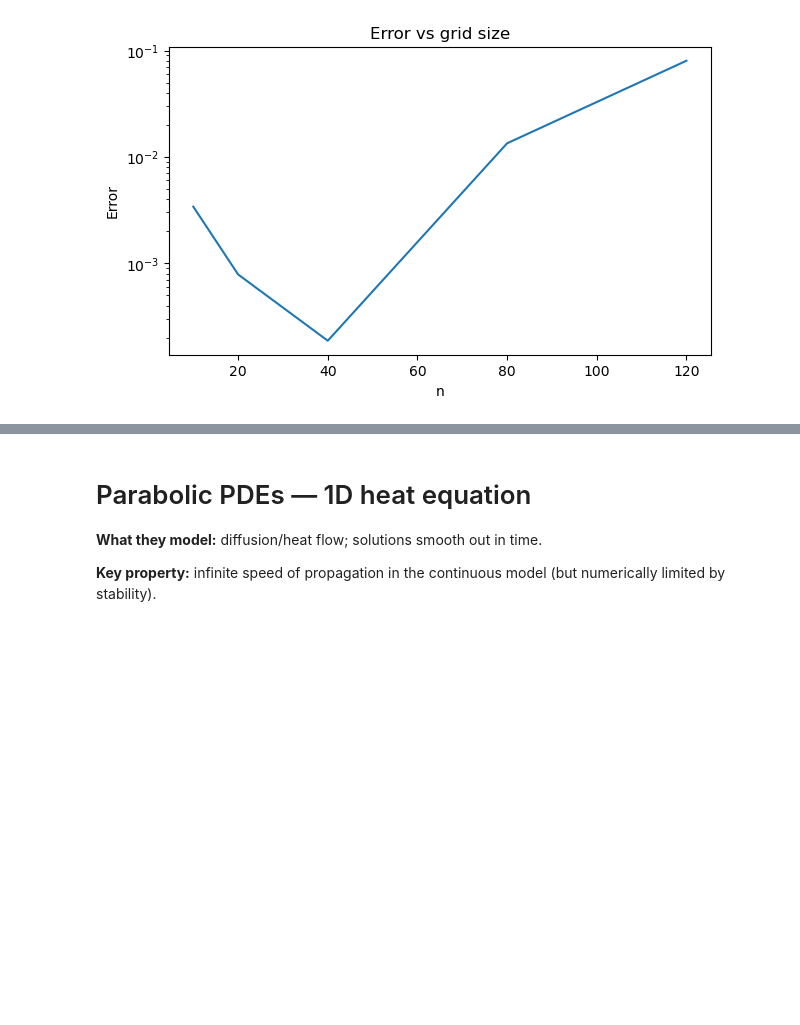
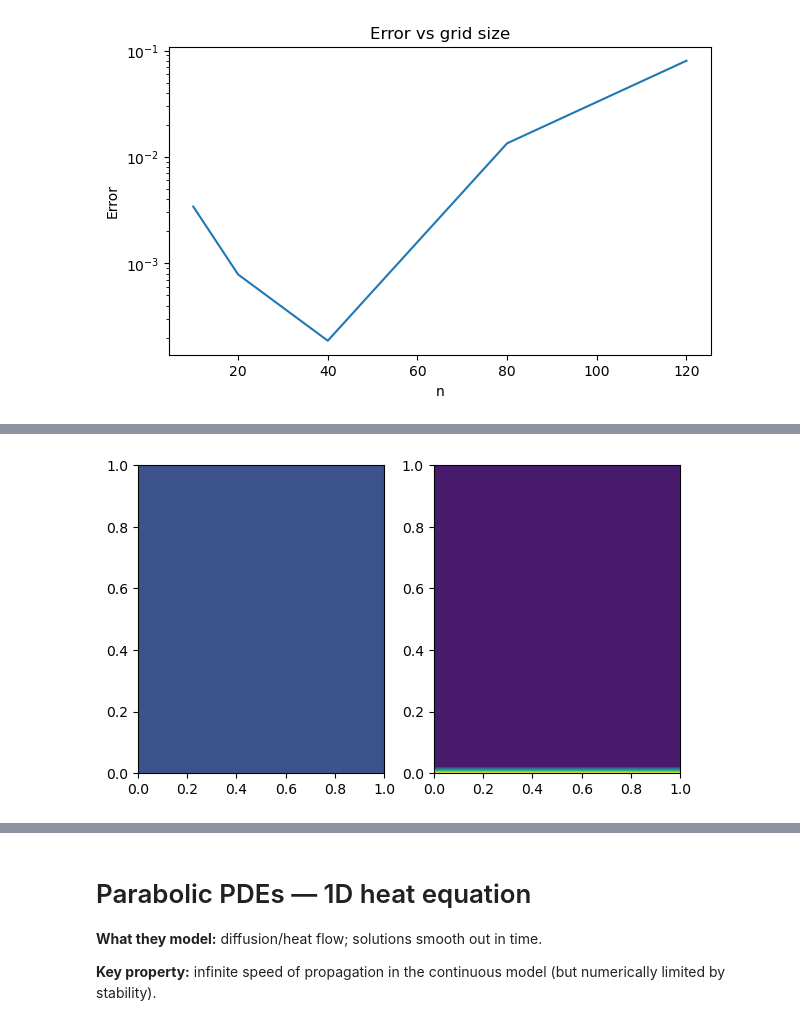
Before and after one commit to AlejandroRG03/computacion_master, a Jupyter notebook: USC-FCA-main/PDEs_notebook.ipynb, the cells around one changed output, grey strips where cells are left out. Saved outputs shown, nothing was run; the diff lists cells and outputs as text; code cells hidden in the pictures; blank space fills up the shorter version.

```diff
--- a/USC-FCA-main/PDEs_notebook.ipynb
+++ b/USC-FCA-main/PDEs_notebook.ipynb
@@ -370,3 +370,88 @@ plt.show()
 <table><tr><td align="center">
   <img src="./img/pdes_fig2.png" alt="fig1" width="200">
 </td></tr></table>
+# %%
+import numpy as np
+import matplotlib.pyplot as plt
+
+
+def jacobi_step(V, bc_mask, bc_vals):
+    "Compute a single Jacobi step"
+    Vn = V.copy()
+    Vn[1:-1,1:-1] = 0.25*(V[1:-1,2:]+V[1:-1,:-2]+V[2:,1:-1]+V[:-2,1:-1])
+    V[bc_mask] = bc_vals[bc_mask]
+    return Vn
+
+
+def gauss_seidel_step_rb(V, bc_mask, bc_vals):
+    "Compute a single Gauss-Seidel step avoiding loops"
+    # red update: (i+j) even
+    V[1:-1:2,1:-1:2] = 0.25*(
+        V[:-2:2,1:-1:2] + V[2::2,1:-1:2] +
+        V[1:-1:2,:-2:2] + V[1:-1:2,2::2]
+    )
+    V[2:-1:2,2:-1:2] = 0.25*(
+        V[1:-2:2,2:-1:2] + V[3::2,2:-1:2] +
+        V[2:-1:2,1:-2:2] + V[2:-1:2,3::2]
+    )
+
+    # black update: (i+j) odd
+    V[2:-1:2,1:-1:2] = 0.25*(
+        V[1:-2:2,1:-1:2] + V[3::2,1:-1:2] +
+        V[2:-1:2,:-2:2] + V[2:-1:2,2::2]
+    )
+    V[1:-1:2,2:-1:2] = 0.25*(
+        V[:-2:2,2:-1:2] + V[2::2,2:-1:2] +
+        V[1:-1:2,1:-2:2] + V[1:-1:2,3::2]
+    )
+
+    V[bc_mask] = bc_vals[bc_mask]
+    return V
+
+n = 40
+bc_mask = np.zeros([n,n], dtype=bool)
+bc_mask[0,:] = True
+bc_vals = np.zeros([n,n])
+bc_vals[bc_mask] = 100
+tol = 1e-5
+
+V0_jacobi = np.zeros([n,n]) # Create an n x n grid
+
+
+V_jacobi = jacobi_step(V0_jacobi, bc_mask, bc_vals)
+
+jacobi_iterations = 0
+max_jacobi_diff = np.max(np.abs(V_jacobi-V0_jacobi))
+while max_jacobi_diff < tol: #
+
+    V0_jacobi = V_jacobi
+    V_jacobi = jacobi_step(V0_jacobi, bc_mask, bc_vals)
+    max_jacobi_diff = np.max(np.abs(V_jacobi-V0_jacobi))
+    jacobi_iterations += 1
+
+V0_gs = np.zeros([n,n])
+V_gs = gauss_seidel_step_rb(V0_gs, bc_mask, bc_vals)
+
+
+gauss_seidel_interations = 0
+max_gs_diff = np.max(np.abs(V_gs - V0_gs))
+while max_gs_diff > tol:
+    V0_gs = V_gs.copy()
+    V_gs = gauss_seidel_step_rb(V_gs, bc_mask, bc_vals)
+    max_gs_diff = np.max(np.abs(V_gs - V0_gs))
+    gauss_seidel_interations += 1
+
+print(f'Jacobi method converged with a tolerance = {tol:.2g} after {jacobi_iterations} iterations')
+print()
+print(f'Gauss-Seidel method converged with a tolerance = {tol:.2g} after {gauss_seidel_interations} iterations')
+
+fig = plt.figure()
+
+ax1 = fig.add_subplot(1,2,1); ax2 = fig.add_subplot(1,2,2)
+
+x = y = np.linspace(0,1,n)
+X, Y = np.meshgrid(x,y)
+
+ax1.contourf(X,Y,V_jacobi)
+ax2.contourf(X,Y,V_gs)
+# %% [output]
@@ -373,3 +462,4 @@ plt.show()
+[figure, added]
 # %% [markdown]
 **Exercise 2.** Same square, but two thin conducting wires inside are held at +100 V and -100 V. Borders grounded. Use 40×40 mesh. Plot potentials.
 
```
Also changed, not shown: parts of 2 cells of this notebook.
